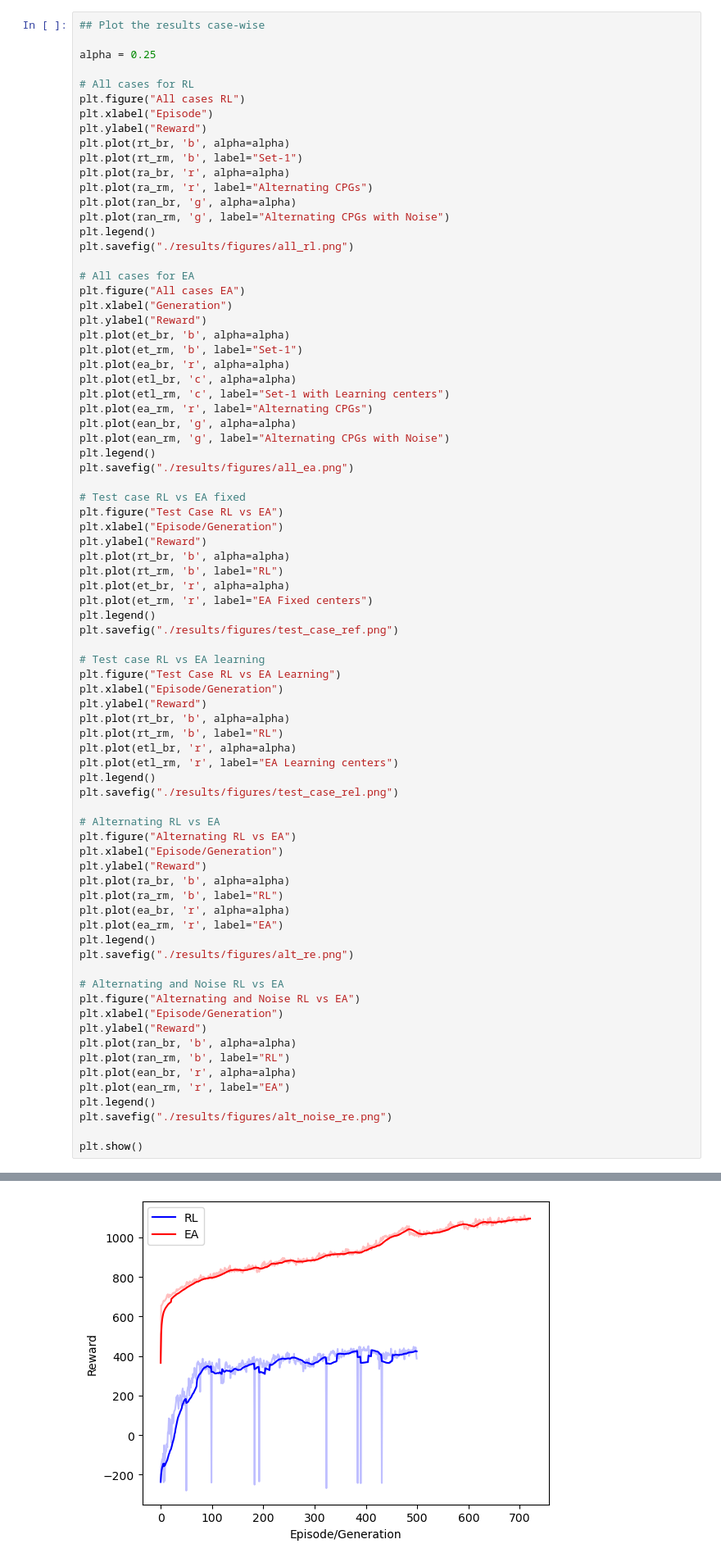
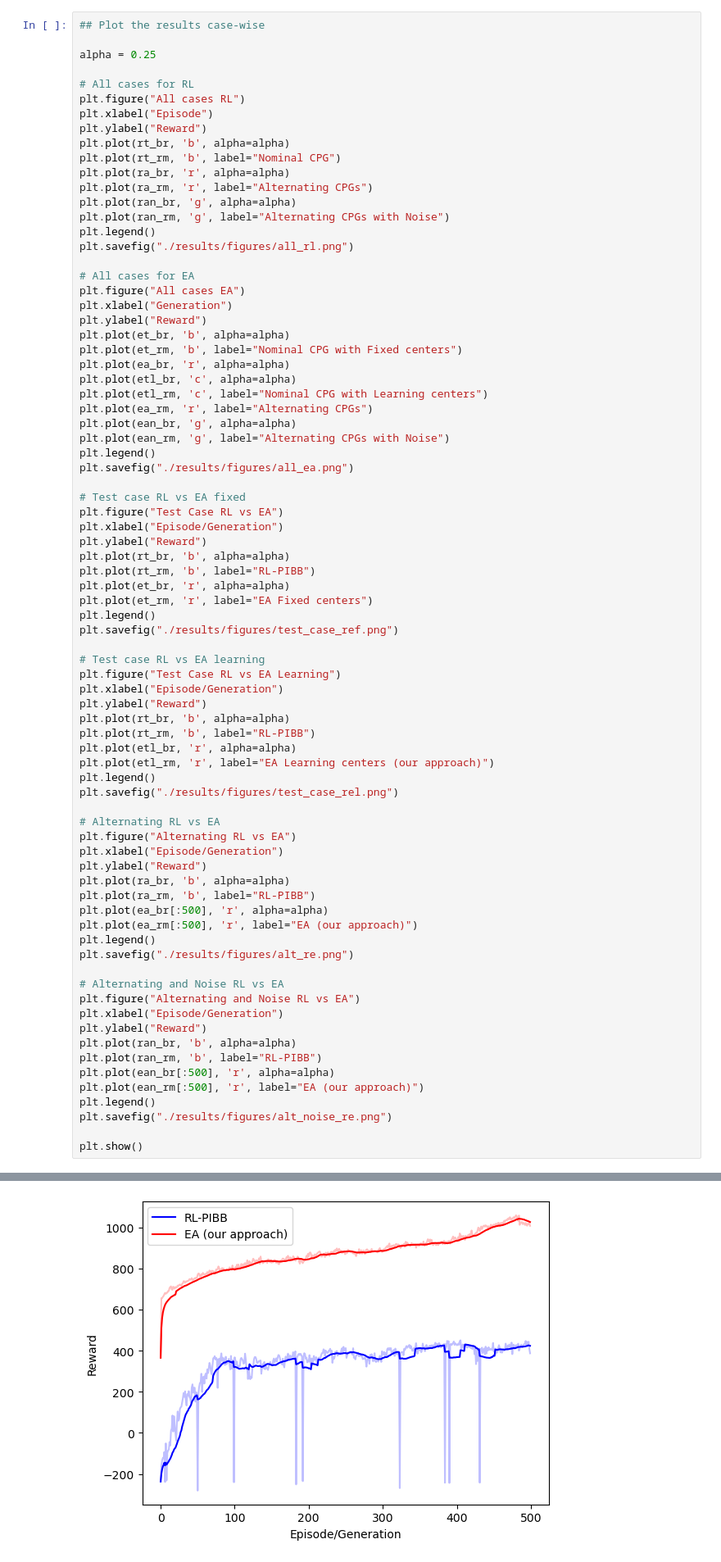
Before and after one commit to Ashutosh781/biped_cpg-rbfn, a Jupyter notebook: data_process.ipynb, the cells around one changed output, grey strips where cells are left out. Shown: that part at 82% size. Drawn from its saved outputs; the diff is of its cells as text.

Commit message:
Plots updated

```diff
--- a/data_process.ipynb
+++ b/data_process.ipynb
@@ -130,7 +130,7 @@ plt.figure("All cases RL")
 plt.xlabel("Episode")
 plt.ylabel("Reward")
 plt.plot(rt_br, 'b', alpha=alpha)
-plt.plot(rt_rm, 'b', label="Set-1")
+plt.plot(rt_rm, 'b', label="Nominal CPG")
 plt.plot(ra_br, 'r', alpha=alpha)
 plt.plot(ra_rm, 'r', label="Alternating CPGs")
 plt.plot(ran_br, 'g', alpha=alpha)
@@ -143,10 +143,10 @@ plt.figure("All cases EA")
 plt.xlabel("Generation")
 plt.ylabel("Reward")
 plt.plot(et_br, 'b', alpha=alpha)
-plt.plot(et_rm, 'b', label="Set-1")
+plt.plot(et_rm, 'b', label="Nominal CPG with Fixed centers")
 plt.plot(ea_br, 'r', alpha=alpha)
 plt.plot(etl_br, 'c', alpha=alpha)
-plt.plot(etl_rm, 'c', label="Set-1 with Learning centers")
+plt.plot(etl_rm, 'c', label="Nominal CPG with Learning centers")
 plt.plot(ea_rm, 'r', label="Alternating CPGs")
 plt.plot(ean_br, 'g', alpha=alpha)
 plt.plot(ean_rm, 'g', label="Alternating CPGs with Noise")
@@ -158,7 +158,7 @@ plt.figure("Test Case RL vs EA")
 plt.xlabel("Episode/Generation")
 plt.ylabel("Reward")
 plt.plot(rt_br, 'b', alpha=alpha)
-plt.plot(rt_rm, 'b', label="RL")
+plt.plot(rt_rm, 'b', label="RL-PIBB")
 plt.plot(et_br, 'r', alpha=alpha)
 plt.plot(et_rm, 'r', label="EA Fixed centers")
 plt.legend()
@@ -169,9 +169,9 @@ plt.figure("Test Case RL vs EA Learning")
 plt.xlabel("Episode/Generation")
 plt.ylabel("Reward")
 plt.plot(rt_br, 'b', alpha=alpha)
-plt.plot(rt_rm, 'b', label="RL")
+plt.plot(rt_rm, 'b', label="RL-PIBB")
 plt.plot(etl_br, 'r', alpha=alpha)
-plt.plot(etl_rm, 'r', label="EA Learning centers")
+plt.plot(etl_rm, 'r', label="EA Learning centers (our approach)")
 plt.legend()
 plt.savefig("./results/figures/test_case_rel.png")
 
@@ -180,9 +180,9 @@ plt.figure("Alternating RL vs EA")
 plt.xlabel("Episode/Generation")
 plt.ylabel("Reward")
 plt.plot(ra_br, 'b', alpha=alpha)
-plt.plot(ra_rm, 'b', label="RL")
-plt.plot(ea_br, 'r', alpha=alpha)
-plt.plot(ea_rm, 'r', label="EA")
+plt.plot(ra_rm, 'b', label="RL-PIBB")
+plt.plot(ea_br[:500], 'r', alpha=alpha)
+plt.plot(ea_rm[:500], 'r', label="EA (our approach)")
 plt.legend()
 plt.savefig("./results/figures/alt_re.png")
 
@@ -191,9 +191,9 @@ plt.figure("Alternating and Noise RL vs EA")
 plt.xlabel("Episode/Generation")
 plt.ylabel("Reward")
 plt.plot(ran_br, 'b', alpha=alpha)
-plt.plot(ran_rm, 'b', label="RL")
-plt.plot(ean_br, 'r', alpha=alpha)
-plt.plot(ean_rm, 'r', label="EA")
+plt.plot(ran_rm, 'b', label="RL-PIBB")
+plt.plot(ean_br[:500], 'r', alpha=alpha)
+plt.plot(ean_rm[:500], 'r', label="EA (our approach)")
 plt.legend()
 plt.savefig("./results/figures/alt_noise_re.png")
 
@@ -206 +206 @@ plt.show()
-[figure, old version]
+[figure, new version]
```
Also changed, not shown: parts of 1 cell of this notebook, 6 other files.
